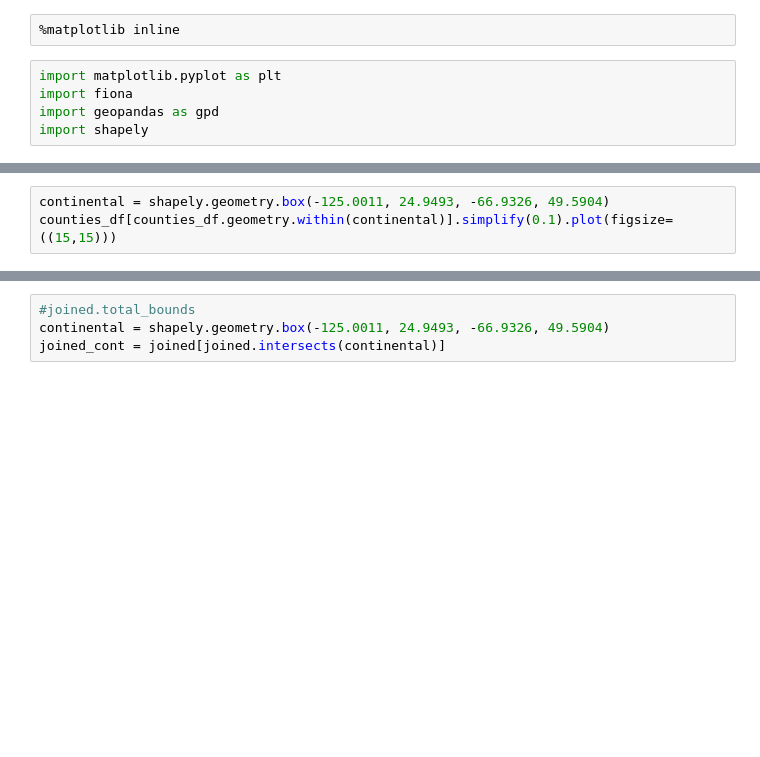
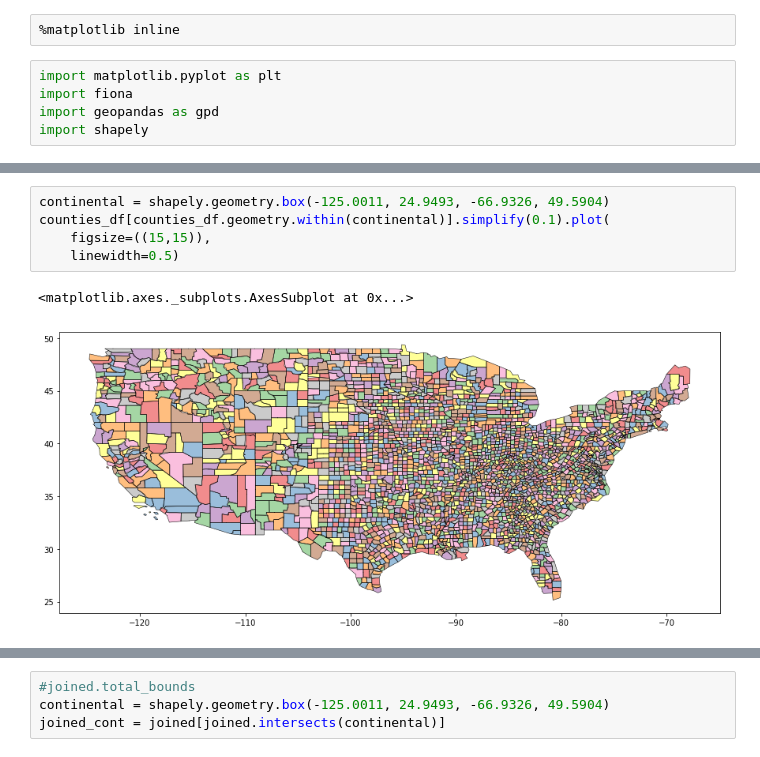
Before and after one commit to nkrishnaswami/uscensus, a Jupyter notebook: Census-example.ipynb, the cells around one changed output, grey strips where cells are left out. Drawn from its saved outputs; the diff is of its cells as text; blank space fills up the shorter version.

```diff
--- a/Census-example.ipynb
+++ b/Census-example.ipynb
@@ -79,6 +172,11 @@ counties_df.crs = fiona.crs.from_epsg(4326)
 # %%
 continental = shapely.geometry.box(-125.0011, 24.9493, -66.9326, 49.5904)
-counties_df[counties_df.geometry.within(continental)].simplify(0.1).plot(figsize=((15,15)))
+counties_df[counties_df.geometry.within(continental)].simplify(0.1).plot(
+    figsize=((15,15)),
+    linewidth=0.5)
+# %% [output]
+<matplotlib.axes._subplots.AxesSubplot at 0x...>
+[figure, added]
 # %%
 %time
 counties_df.set_index(['STATE', 'COUNTY'], inplace=True)
```
Also changed, not shown: parts of 27 cells of this notebook, 13 other files.
